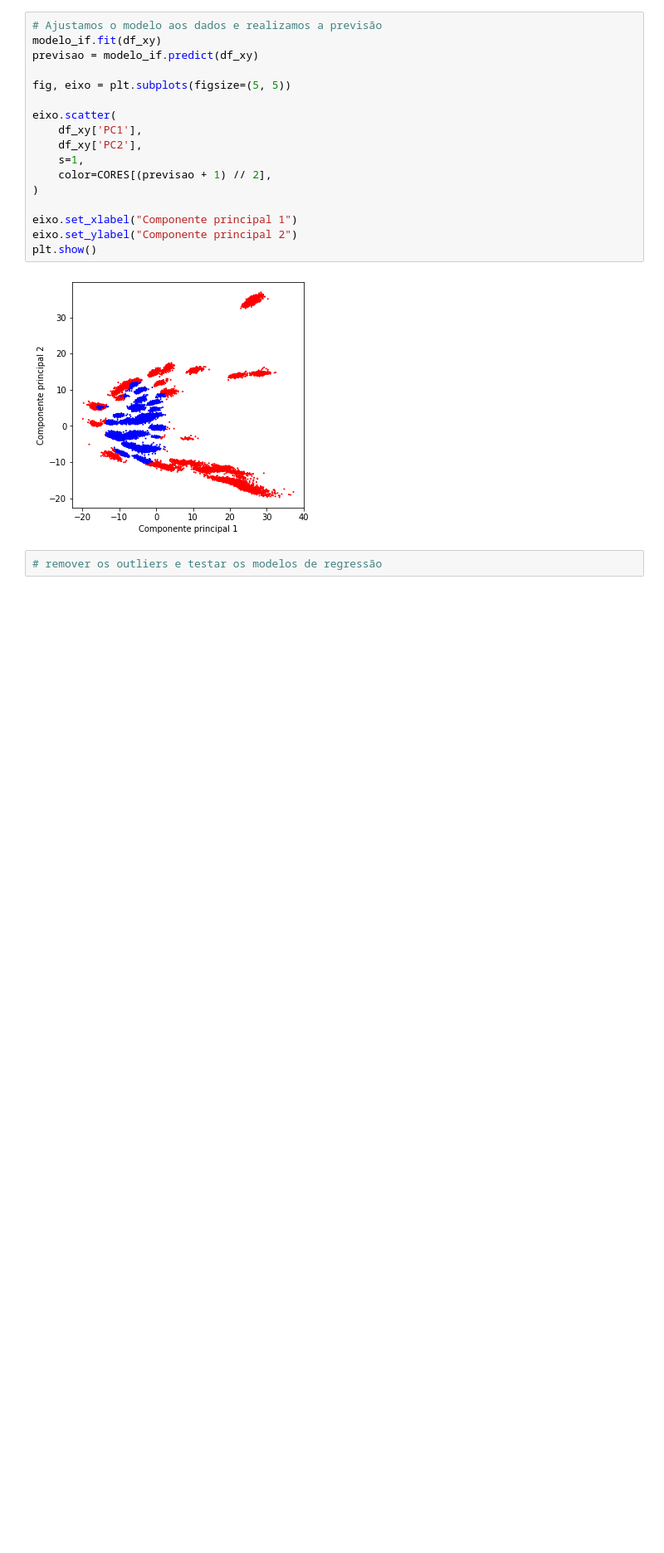
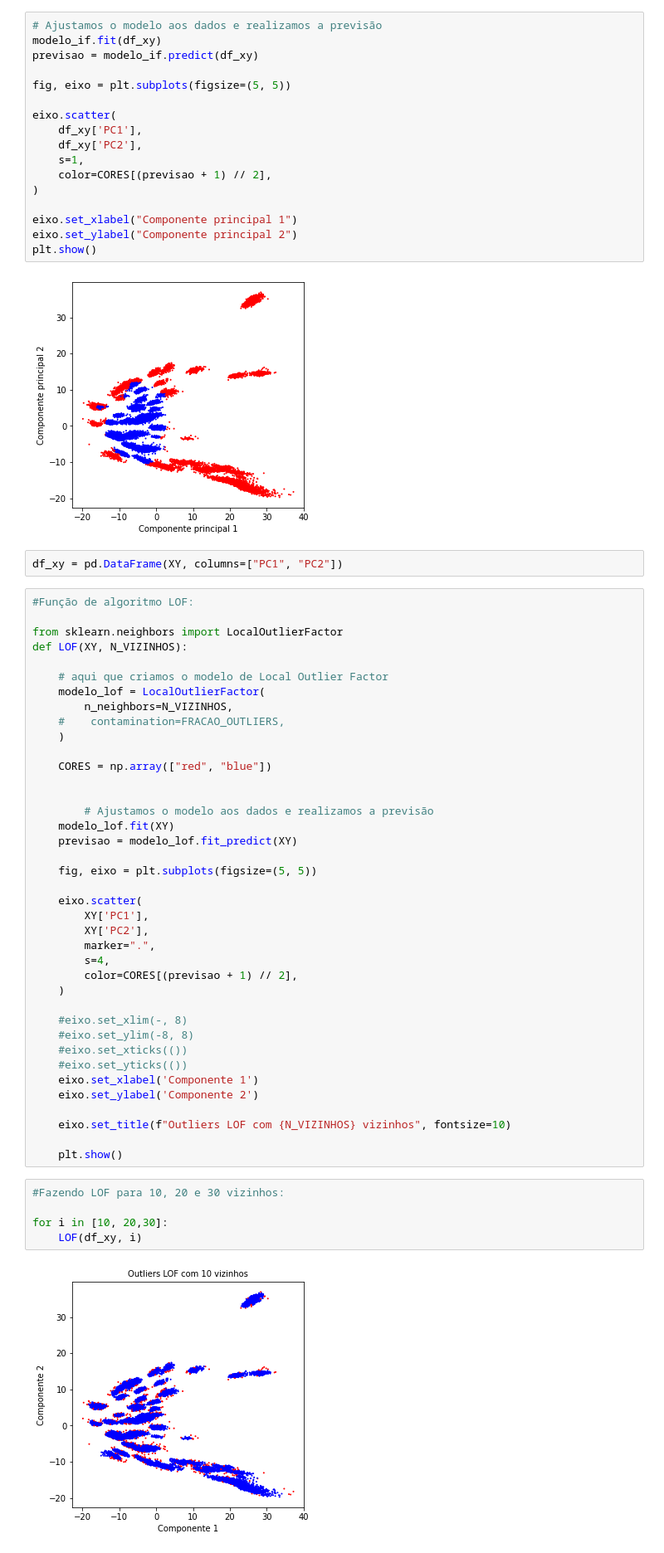
Before and after one commit to Karl-Marcos/ML-2022-DIMP, a Jupyter notebook: bloco_3.ipynb, the cells around one changed output. Shown at 83% size. Cells and saved outputs as stored; diff of their text form; blank space fills up the shorter version.

Commit message:
deteccao de outliers por LOF

```diff
--- a/bloco_3.ipynb
+++ b/bloco_3.ipynb
@@ -638,4 +670,50 @@ plt.show()
 # %% [output]
 [figure]
 # %%
-# remover os outliers e testar os modelos de regressão
+df_xy = pd.DataFrame(XY, columns=["PC1", "PC2"])
+# %%
+#Função de algoritmo LOF:
+
+from sklearn.neighbors import LocalOutlierFactor
+def LOF(XY, N_VIZINHOS):
+
+    # aqui que criamos o modelo de Local Outlier Factor
+    modelo_lof = LocalOutlierFactor(
+        n_neighbors=N_VIZINHOS,
+    #    contamination=FRACAO_OUTLIERS,
+    )
+
+    CORES = np.array(["red", "blue"])
+
+
+        # Ajustamos o modelo aos dados e realizamos a previsão
+    modelo_lof.fit(XY)
+    previsao = modelo_lof.fit_predict(XY)
+
+    fig, eixo = plt.subplots(figsize=(5, 5))
+
+    eixo.scatter(
+        XY['PC1'],
+        XY['PC2'],
+        marker=".",
+        s=4,
+        color=CORES[(previsao + 1) // 2],
+    )
+
+    #eixo.set_xlim(-, 8)
+    #eixo.set_ylim(-8, 8)
+    #eixo.set_xticks(())
+    #eixo.set_yticks(())
+    eixo.set_xlabel('Componente 1')
+    eixo.set_ylabel('Componente 2')
+
+    eixo.set_title(f"Outliers LOF com {N_VIZINHOS} vizinhos", fontsize=10)
+
+    plt.show()
+# %%
+#Fazendo LOF para 10, 20 e 30 vizinhos:
+
+for i in [10, 20,30]:
+    LOF(df_xy, i)
+# %% [output]
+[figure, added]
```
Also changed, not shown: parts of 12 cells of this notebook.
